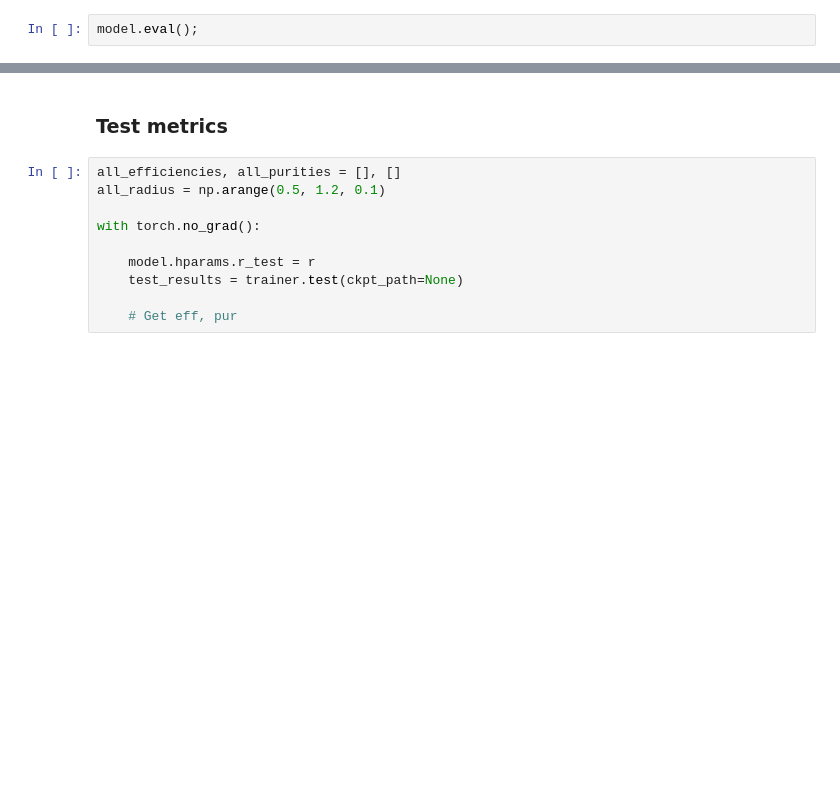
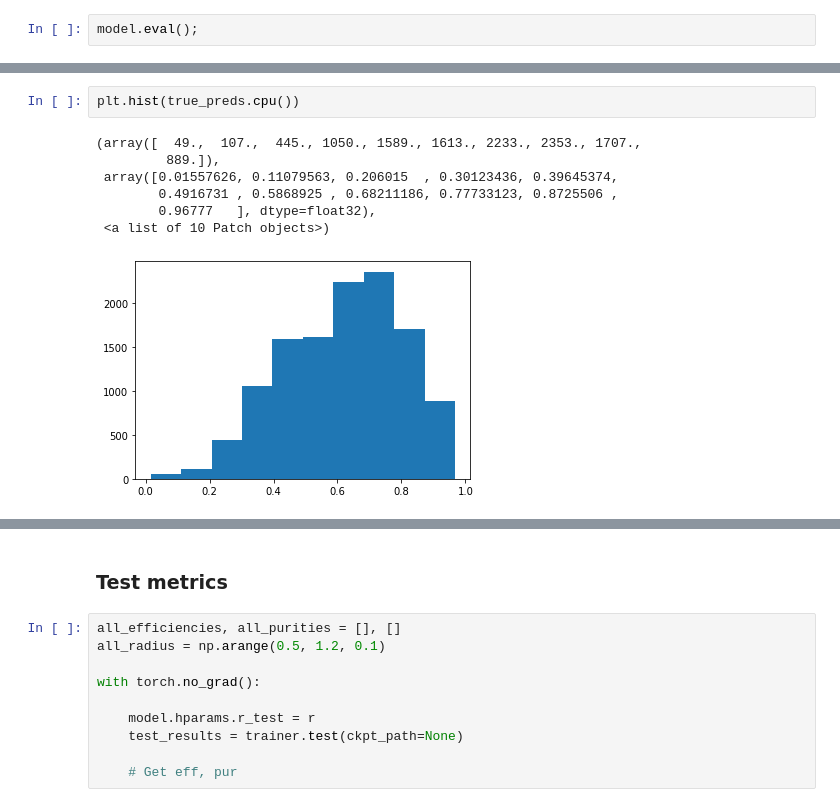
Before and after one commit to HSF-reco-and-software-triggers/Tracking-ML-Exa.TrkX, a Jupyter notebook: Pipelines/ITk_Example/notebooks/Example_Filter.ipynb, the cells around one changed output, grey strips where cells are left out. Drawn from its saved outputs; the diff is of its cells as text; blank space fills up the shorter version.

```diff
--- a/Pipelines/ITk_Example/notebooks/Example_Filter.ipynb
+++ b/Pipelines/ITk_Example/notebooks/Example_Filter.ipynb
@@ -210,0 +440,10 @@ model.eval();
+# %%
+plt.hist(true_preds.cpu())
+# %% [output]
+(array([  49.,  107.,  445., 1050., 1589., 1613., 2233., 2353., 1707.,
+         889.]),
+ array([0.01557626, 0.11079563, 0.206015  , 0.30123436, 0.39645374,
+        0.4916731 , 0.5868925 , 0.68211186, 0.77733123, 0.8725506 ,
+        0.96777   ], dtype=float32),
+ <a list of 10 Patch objects>)
+[figure, added]
```
Also changed, not shown: parts of 31 cells of this notebook, 14 other files.
